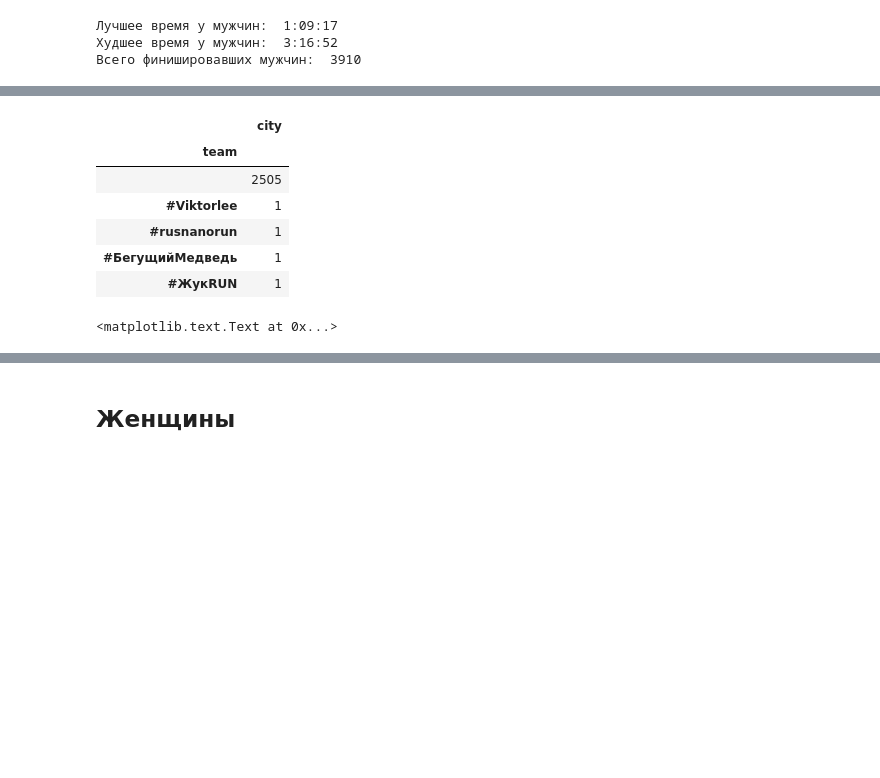
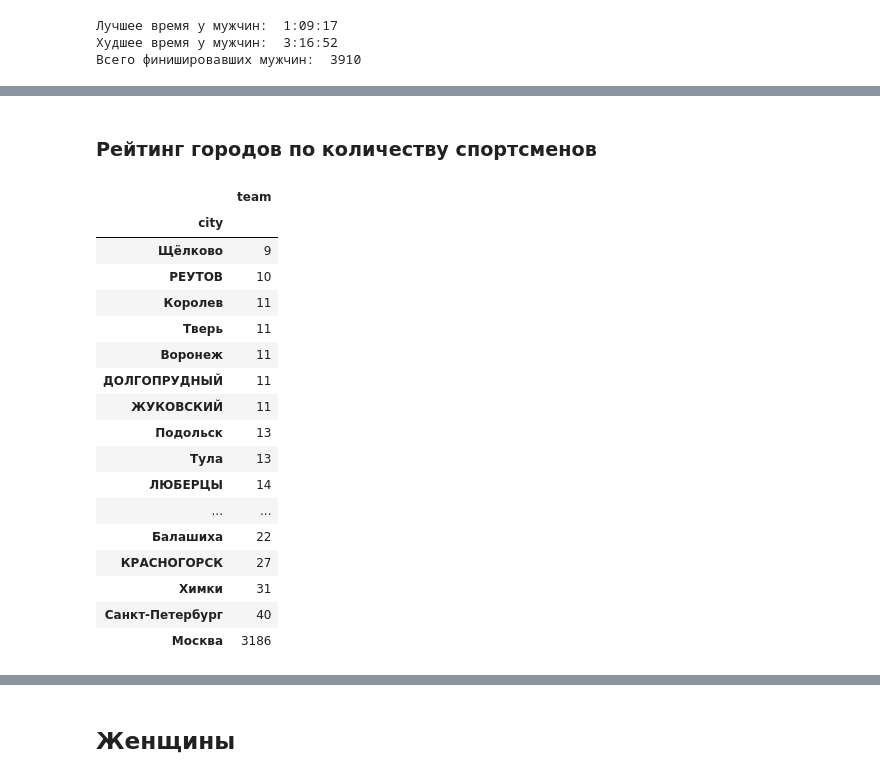
Before and after one commit to 185112007/notebooks, a Jupyter notebook: moscow-hm-2017.ipynb, the cells around one changed output, grey strips where cells are left out. Drawn from its saved outputs; the diff is of its cells as text; code cells hidden in the pictures; blank space fills up the shorter version.

```diff
--- a/moscow-hm-2017.ipynb
+++ b/moscow-hm-2017.ipynb
@@ -35,21 +101,27 @@ print "Всего финишировавших мужчин: ", len(male)
+# %% [markdown]
+### Рейтинг городов по количеству спортсменов
 # %%
-male_teams = lambda: (
-    ((runner[8], runner[7]) for runner in male))
-
-dfmt = pd.DataFrame(male_teams(), columns=['team', 'city'])
-dfmt = dfmt.groupby('team').aggregate(len)
-dfmt.head()
+male_city = lambda: (([runner[8], runner[7]]) for runner in male)
+dfmc = pd.DataFrame(male_city(), columns=['team', 'city'])
+cities = dfmc.groupby('city').aggregate(len)
+cities.sort_values(cities.columns[0], ascending=[1], inplace=True)
+cities.tail(20)
 # %% [output]
-|  | city |
-| team |  |
-|  | 2505 |
-| #Viktorlee | 1 |
-| #rusnanorun | 1 |
-| #БегущийМедведь | 1 |
-| #ЖукRUN | 1 |
+|  | team |
+| city |  |
+| Щёлково | 9 |
+| РЕУТОВ | 10 |
+| Королев | 11 |
+| Тверь | 11 |
+| Воронеж | 11 |
+| ДОЛГОПРУДНЫЙ | 11 |
+| ЖУКОВСКИЙ | 11 |
+| Подольск | 13 |
+| Тула | 13 |
+| ЛЮБЕРЦЫ | 14 |
+| ... | ... |
+| Балашиха | 22 |
+| КРАСНОГОРСК | 27 |
+| Химки | 31 |
+| Санкт-Петербург | 40 |
+| Москва | 3186 |
-# %%
-pmt = dfmt.plot(legend=False)
-pmt.set_title('Running teams (male)')
-pmt.set_ylabel('Bugs')
-# %% [output]
-<matplotlib.text.Text at 0x...>
```
Also changed, not shown: parts of 14 cells of this notebook.
